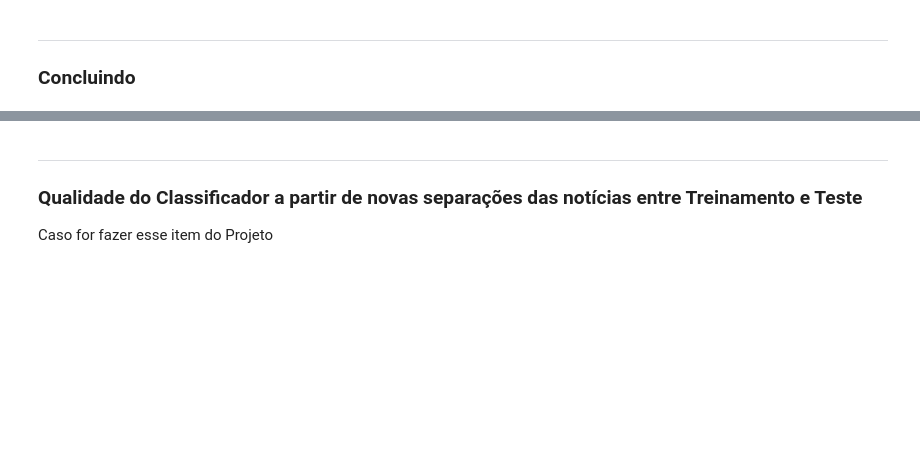
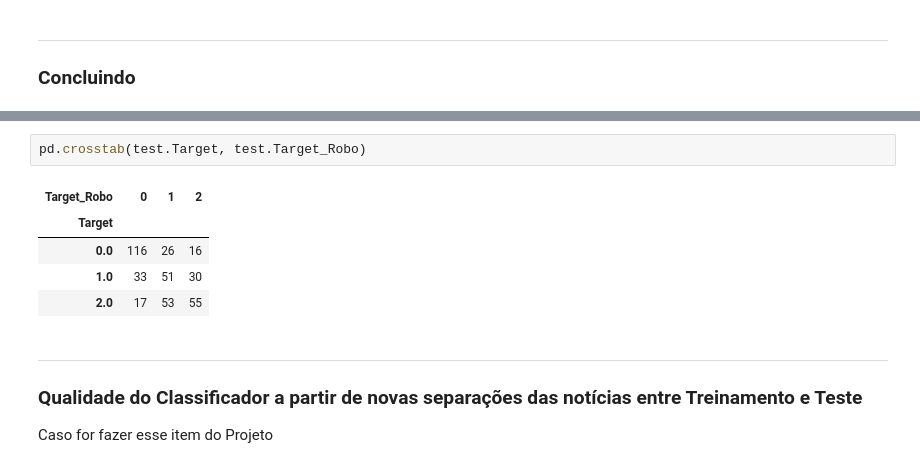
Before and after one commit to Tainapb/Projeto-1_-Ci-ncia-dos-dados, a Jupyter notebook: relatorio-checkpoint.ipynb, the cells around one changed output, grey strips where cells are left out. Saved outputs shown, nothing was run; the diff lists cells and outputs as text; blank space fills up the shorter version.

```diff
--- a/relatorio-checkpoint.ipynb
+++ b/relatorio-checkpoint.ipynb
@@ -271,3 +332,11 @@ probFraseDado2 é de 2.4939555404232755e-69
+# %%
+pd.crosstab(test.Target, test.Target_Robo)
+# %% [output]
+| Target_Robo | 0 | 1 | 2 |
+| Target |  |  |  |
+| 0.0 | 116 | 26 | 16 |
+| 1.0 | 33 | 51 | 30 |
+| 2.0 | 17 | 53 | 55 |
 # %% [markdown]
 ___
 ### Qualidade do Classificador a partir de novas separações das notícias entre Treinamento e Teste
```
Also changed, not shown: parts of 5 cells of this notebook.
